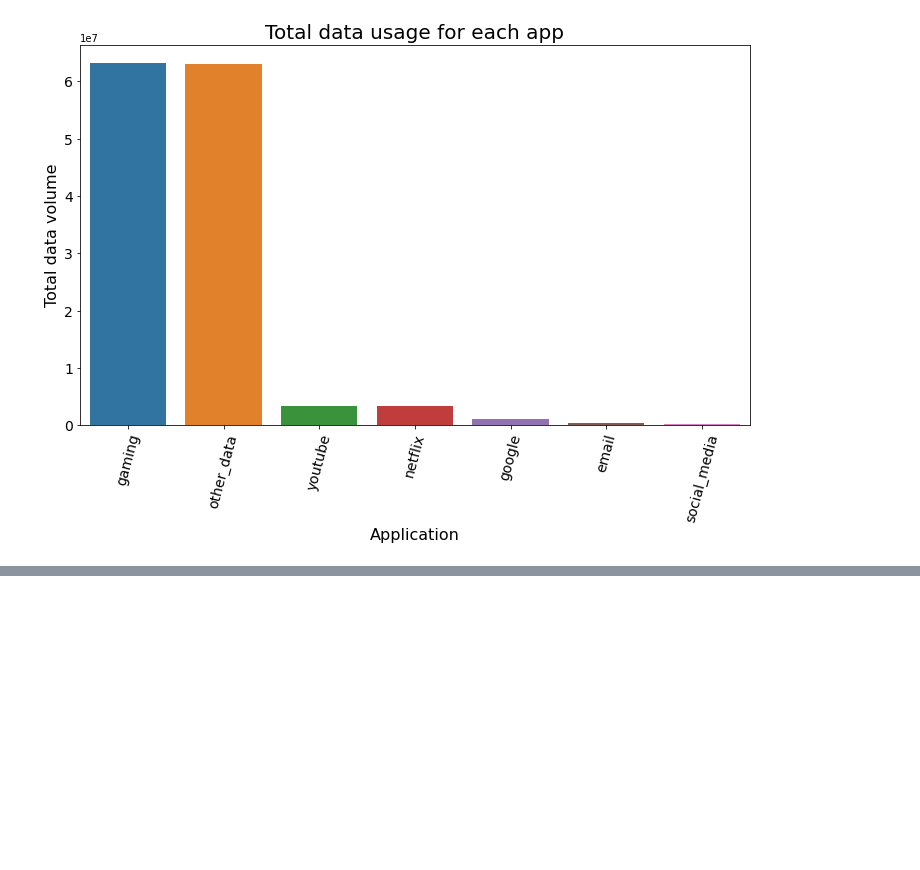
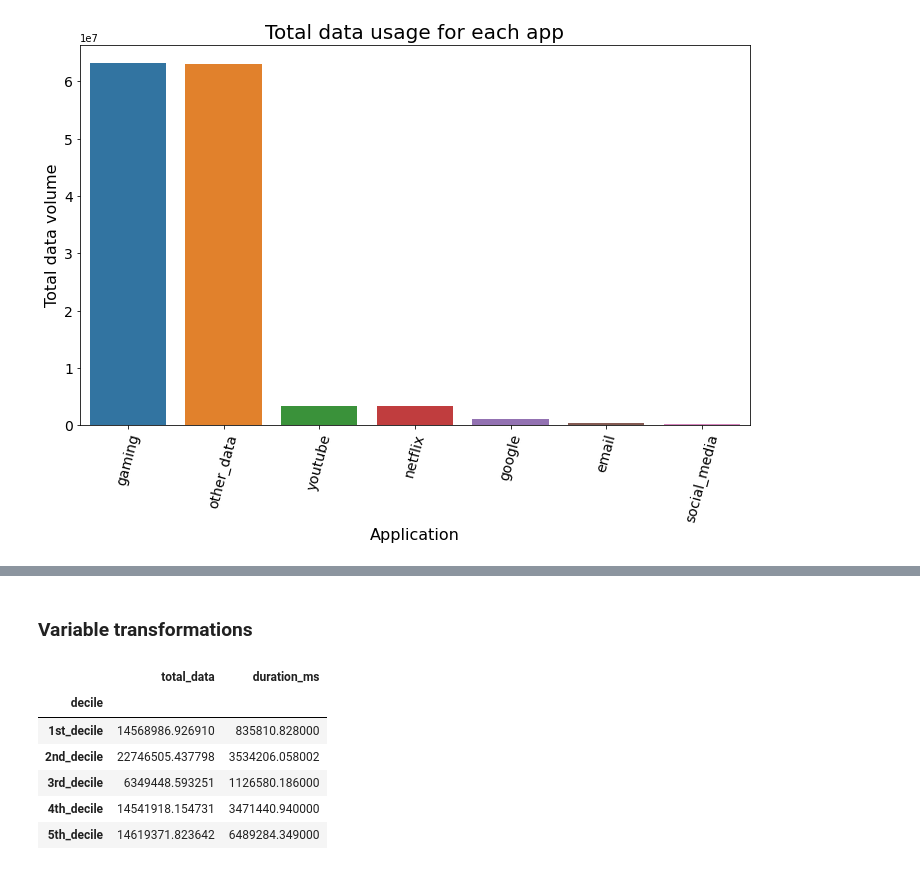
Before and after one commit to educhinski/telecom_data_analysis, a Jupyter notebook: Notebooks/UserOverviewAnalysis .ipynb, the cells around one changed output, grey strips where cells are left out. Cells and saved outputs as stored; diff of their text form; code cells hidden in the pictures; blank space fills up the shorter version.

```diff
--- a/Notebooks/UserOverviewAnalysis .ipynb
+++ b/Notebooks/UserOverviewAnalysis .ipynb
@@ -663,0 +783,28 @@ plot_bar(app_total_count_df.sort_values(by=['total'], ascending = False), x_col=
+# %% [markdown]
+### Variable transformations
+# %%
+from sklearn.preprocessing import MinMaxScaler
+
+
+deciles = pd.qcut(explore_feature_df['duration_ms'], 5, labels=["1st_decile", "2nd_decile",
+                                                      "3rd_decile", "4th_decile",
+                                                      "5th_decile"])
+
+scaled_explore_feature_df = explore_feature_df.copy()
+scaled_explore_feature_df['duration_ms'] = explore_feature_df['duration_ms']/1000
+
+explore_feature_df_with_decile = scaled_explore_feature_df.copy()
+
+explore_feature_df_with_decile['decile'] = deciles
+
+explore_feature_df_with_decile_agg = explore_feature_df_with_decile.groupby('decile').agg({'total_data': 'sum',
+                                                                                           'duration_ms': 'sum'})
+explore_feature_df_with_decile_agg
+# %% [output]
+|  | total_data | duration_ms |
+| decile |  |  |
+| 1st_decile | 14568986.926910 | 835810.828000 |
+| 2nd_decile | 22746505.437798 | 3534206.058002 |
+| 3rd_decile | 6349448.593251 | 1126580.186000 |
+| 4th_decile | 14541918.154731 | 3471440.940000 |
+| 5th_decile | 14619371.823642 | 6489284.349000 |
```
Also changed, not shown: parts of 76 cells of this notebook.
